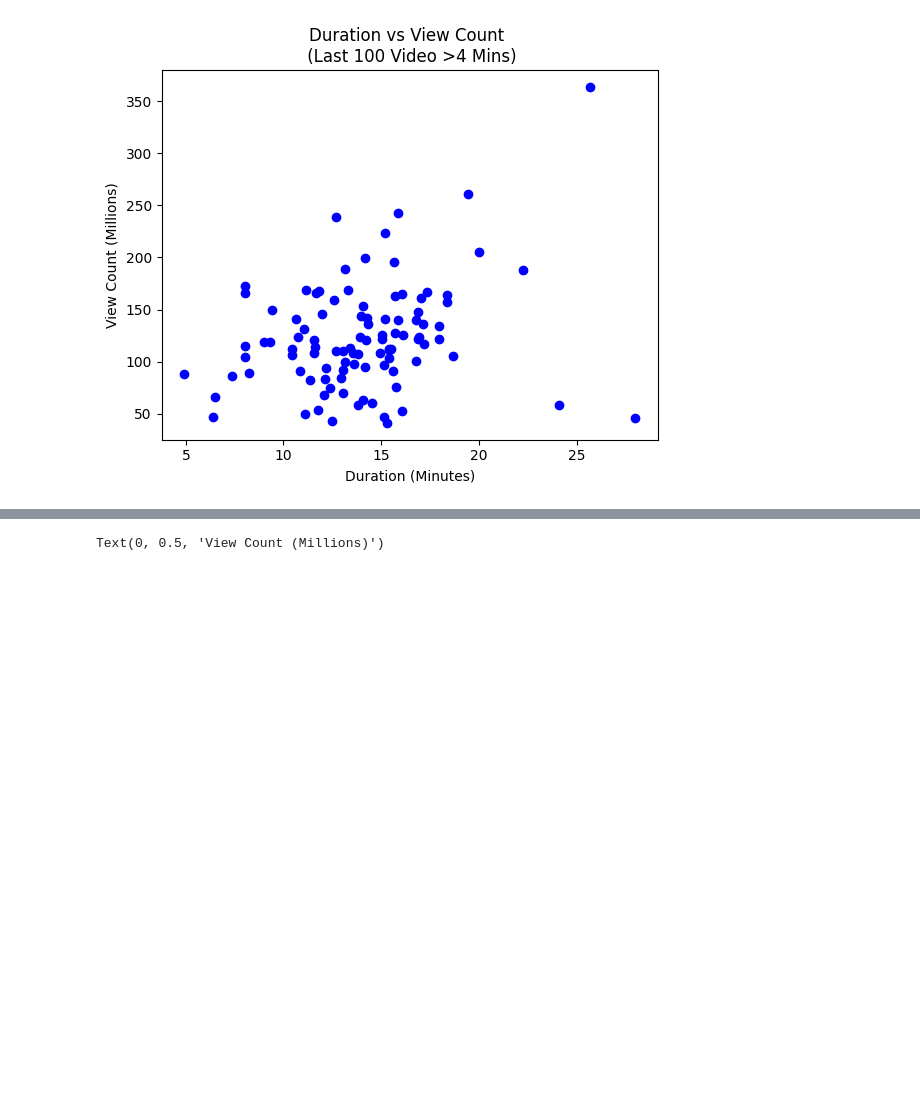
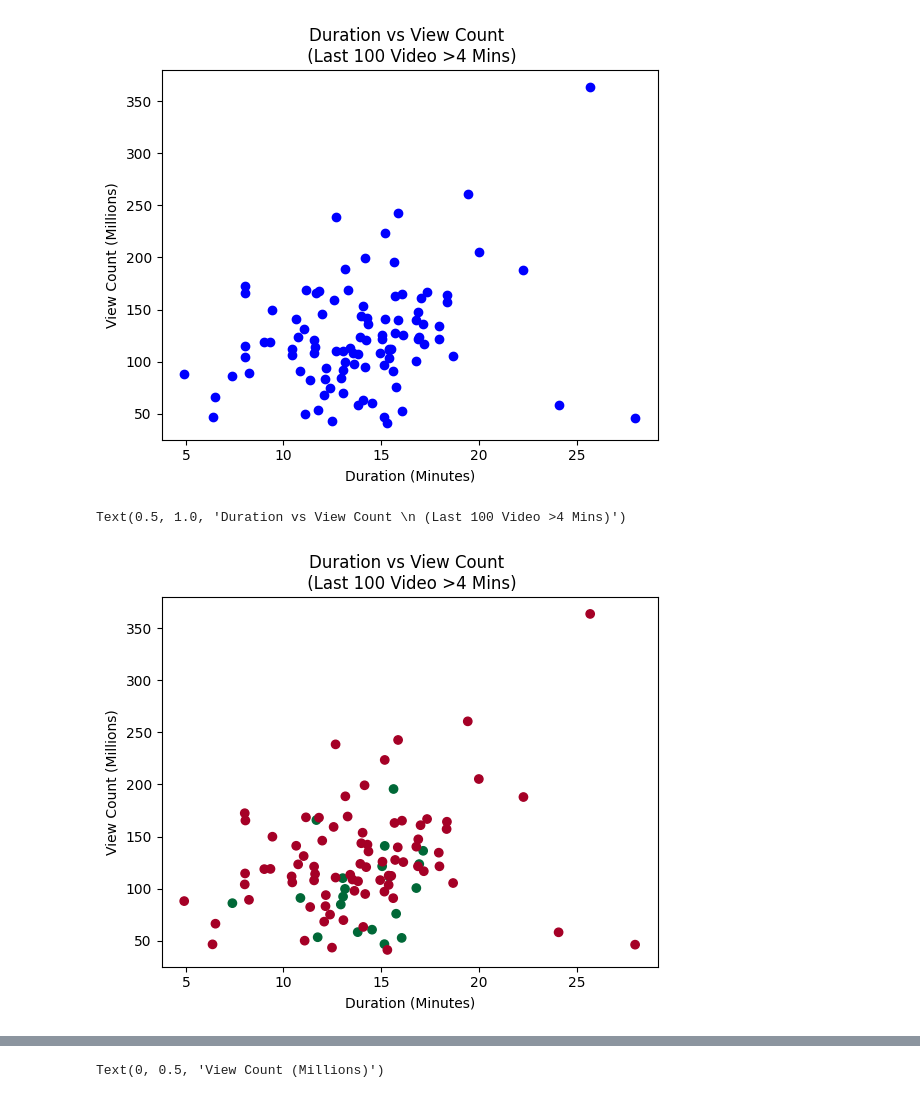
Before and after one commit to fernandez-justin/mr_beast_analysis, a Jupyter notebook: full_video_analysis.ipynb, the cells around one changed output, grey strips where cells are left out. Drawn from its saved outputs; the diff is of its cells as text; code cells hidden in the pictures; blank space fills up the shorter version.

```diff
--- a/full_video_analysis.ipynb
+++ b/full_video_analysis.ipynb
@@ -211,3 +193,18 @@ plt.title('Duration vs View Count \n (Last 100 Video >4 Mins)')
 plt.savefig('images/duration_vs_view_count.jpg')
 # %% [output]
 [figure]
+# %%
+#test = df[(df['minutes']>15)&(df['minutes']<20)]
+test = df.sort_values(by='publishedAt')
+test['last_20'] = [1]*20 + [0]*80
+# %%
+plt.scatter(test['minutes'],test['viewCountMillions'],c=test['last_20'],cmap='RdYlGn')
+#plt.scatter(test['minutes'],test['viewCountMillions'],c='blue')
+
+plt.xlabel('Duration (Minutes)')
+plt.ylabel('View Count (Millions)')
+plt.title('Duration vs View Count \n (Last 100 Video >4 Mins)')
+#plt.savefig('images/duration_vs_view_count.jpg')
+# %% [output]
+Text(0.5, 1.0, 'Duration vs View Count \n (Last 100 Video >4 Mins)')
+[figure, added]
```
Also changed, not shown: parts of 11 cells of this notebook, 1 other file.
